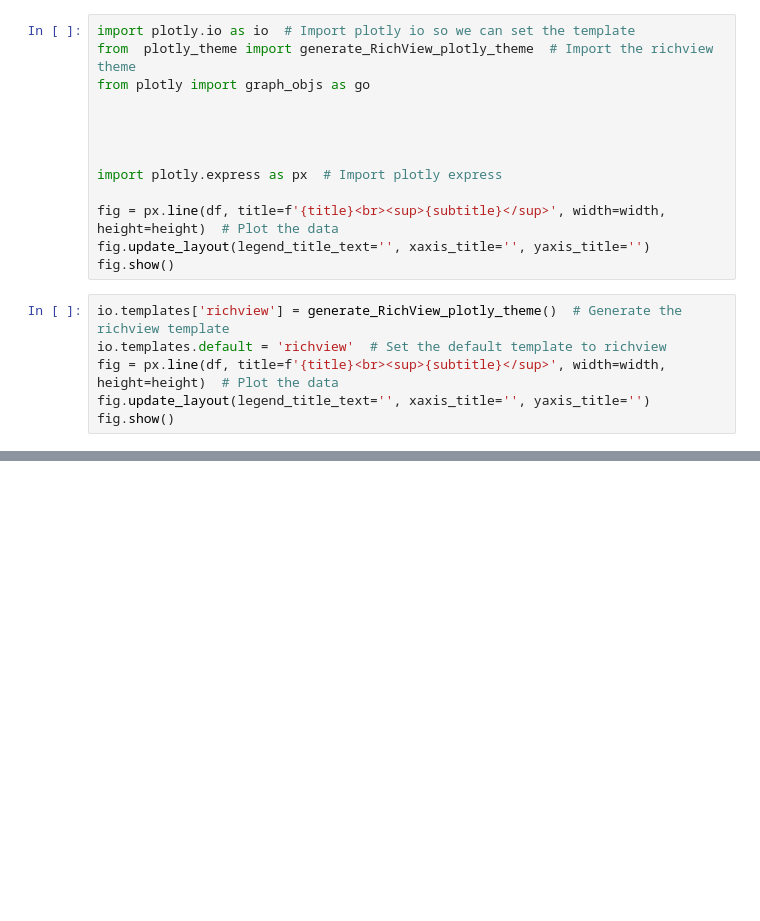
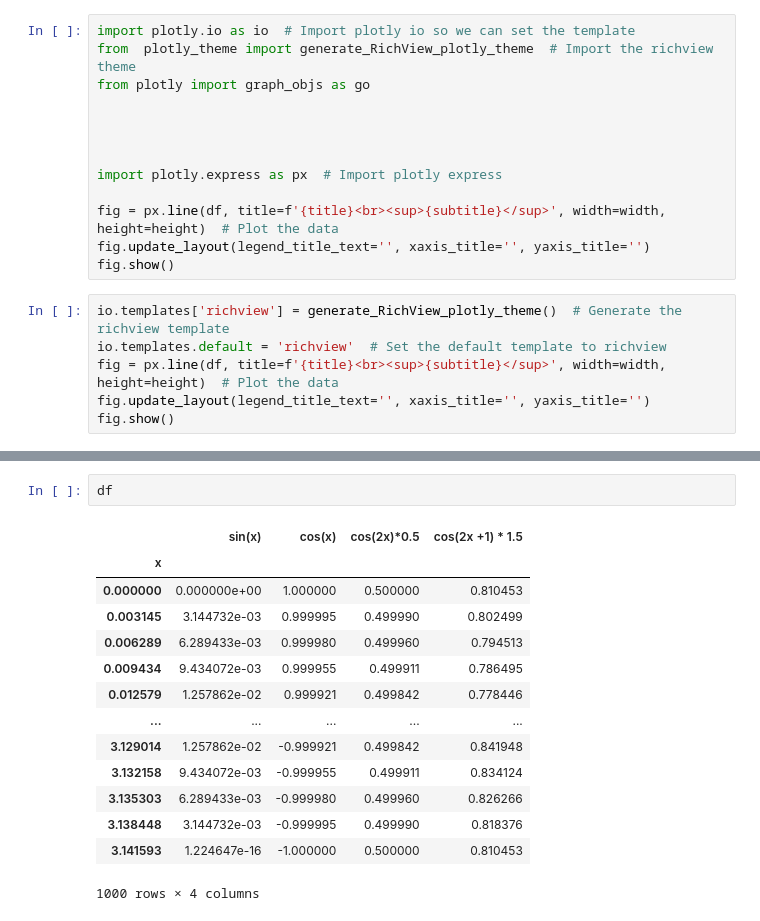
Before and after one commit to 1vecera/RichTemplates, a Jupyter notebook: richtemplates/tutorial.ipynb, the cells around one changed output, grey strips where cells are left out. Cells and saved outputs as stored; diff of their text form; blank space fills up the shorter version.

```diff
--- a/richtemplates/tutorial.ipynb
+++ b/richtemplates/tutorial.ipynb
@@ -88,0 +94,17 @@ fig.show()
+# %%
+df
+# %% [output]
+|  | sin(x) | cos(x) | cos(2x)*0.5 | cos(2x +1) * 1.5 |
+| x |  |  |  |  |
+| 0.000000 | 0.000000e+00 | 1.000000 | 0.500000 | 0.810453 |
+| 0.003145 | 3.144732e-03 | 0.999995 | 0.499990 | 0.802499 |
+| 0.006289 | 6.289433e-03 | 0.999980 | 0.499960 | 0.794513 |
+| 0.009434 | 9.434072e-03 | 0.999955 | 0.499911 | 0.786495 |
+| 0.012579 | 1.257862e-02 | 0.999921 | 0.499842 | 0.778446 |
+| ... | ... | ... | ... | ... |
+| 3.129014 | 1.257862e-02 | -0.999921 | 0.499842 | 0.841948 |
+| 3.132158 | 9.434072e-03 | -0.999955 | 0.499911 | 0.834124 |
+| 3.135303 | 6.289433e-03 | -0.999980 | 0.499960 | 0.826266 |
+| 3.138448 | 3.144732e-03 | -0.999995 | 0.499990 | 0.818376 |
+| 3.141593 | 1.224647e-16 | -1.000000 | 0.500000 | 0.810453 |
+1000 rows × 4 columns
```
Also changed, not shown: parts of 7 cells of this notebook, 4 other files.
